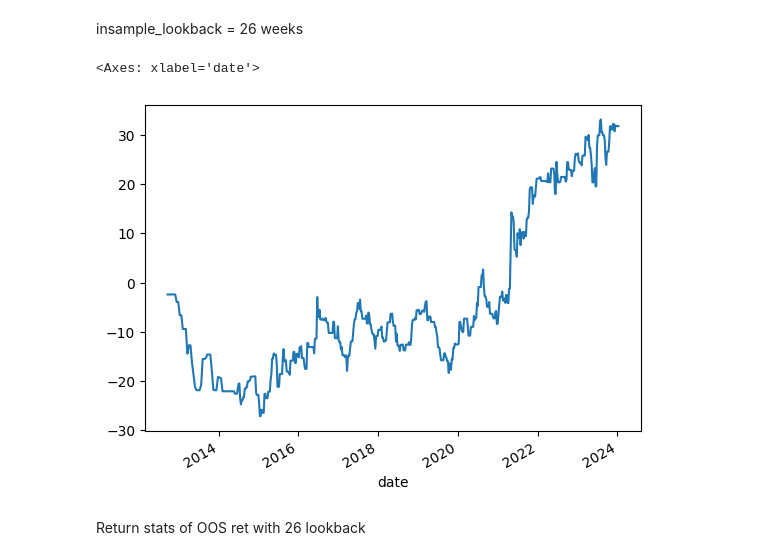
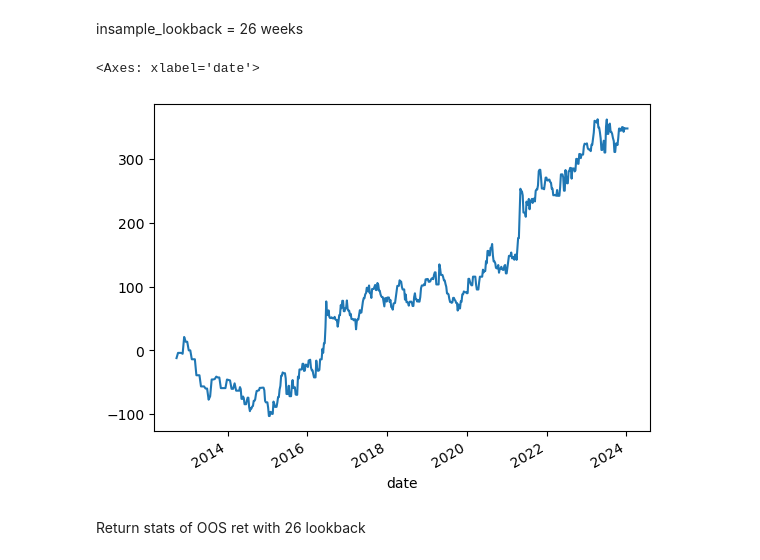
Before and after one commit to claircocoanut/iaqf-default, a Jupyter notebook: strategy/Corn SoyaBean with correct Rolling Window.ipynb, the cells around one changed output. Cells and saved outputs as stored; diff of their text form; code cells hidden in the pictures.

```diff
--- a/strategy/Corn SoyaBean with correct Rolling Window.ipynb
+++ b/strategy/Corn SoyaBean with correct Rolling Window.ipynb
@@ -1227,7 +1234,7 @@ gp, positions_pnl = two_spread_strat(train, K= cap, g=tuned_args['g'], g2=tuned_
 # %% [markdown]
 ## Out-of Sample performance
 # %%
-gp, positions_pnl = two_spread_strat(test, K= cap, g=tuned_args['g'], g2=tuned_args['g2'], j=tuned_args['j'], s=-100, tc=0, reverse=bool(tuned_args['reverse']), interactive_plot=False)
+gp, positions_pnl = one_spread_strat(test, K= cap, g=tuned_args['g'], j=tuned_args['j'], s=-100, tc=0, reverse=bool(tuned_args['reverse']), interactive_plot=False)
 ((positions_pnl.cumulative_pnl - cap) / cap * 100).plot()
 # %% [output]
 <Axes: xlabel='date'>
@@ -1249,7 +1256,7 @@ for i in range(104, len(full_data)-8, 8):
     study.optimize(partial(objective,train=train), n_trials=20,n_jobs=-1)
 
     tuned_args = study.best_params
-    gp, positions_pnl = two_spread_strat(test, K= cap, g=tuned_args['g'], g2=tuned_args['g2'], j=tuned_args['j'],
+    gp, positions_pnl = one_spread_strat(test, K= cap, g=tuned_args['g'], j=tuned_args['j'],
                                          s=tuned_args['s'], tc=0, reverse=bool(tuned_args['reverse']), interactive_plot=False)
 
     oos_pnl.loc[test.index,'net_pnl'] = positions_pnl['net_dollar_position_change']
@@ -1278,7 +1285,7 @@ for i in range(52, len(full_data)-4, 4):
     study.optimize(partial(objective,train=train), n_trials=10,n_jobs=-1)
 
     tuned_args = study.best_params
-    gp, positions_pnl = two_spread_strat(test, K= cap, g=tuned_args['g'], g2=tuned_args['g2'], j=tuned_args['j'],
+    gp, positions_pnl = one_spread_strat(test, K= cap, g=tuned_args['g'], j=tuned_args['j'],
                                          s=tuned_args['s'], tc=0, reverse=bool(tuned_args['reverse']), interactive_plot=False)
 
     oos_pnl.loc[test.index,'net_pnl'] = positions_pnl['net_dollar_position_change']
@@ -1305,16 +1312,16 @@ for i in range(26, len(full_data)-4, 4):
     study.optimize(partial(objective,train=train), n_trials=10,n_jobs=-1)
 
     tuned_args = study.best_params
-    gp, positions_pnl = two_spread_strat(test, K= cap, g=tuned_args['g'], g2=tuned_args['g2'], j=tuned_args['j'],
+    gp, positions_pnl = one_spread_strat(test, K= cap, g=tuned_args['g'], j=tuned_args['j'],
                                          s=tuned_args['s'], tc=0, reverse=bool(tuned_args['reverse']), interactive_plot=False)
 
     oos_pnl.loc[test.index,'net_pnl'] = positions_pnl['net_dollar_position_change']
 # %%
-cum_ret = (oos_pnl.fillna(0).cumsum() / cap * 100).loc[spreads_df_merged.index[26:], 'net_pnl']
+cum_ret = (oos_pnl.fillna(0).cumsum() / cap *10 * 100).loc[spreads_df_merged.index[26:], 'net_pnl']
 cum_ret.plot()
 # %% [output]
 <Axes: xlabel='date'>
-[figure, old version]
+[figure, new version]
 # %% [markdown]
 Return stats of OOS ret with  26 lookback
 # %%
```
Also changed, not shown: parts of 106 cells of this notebook.
